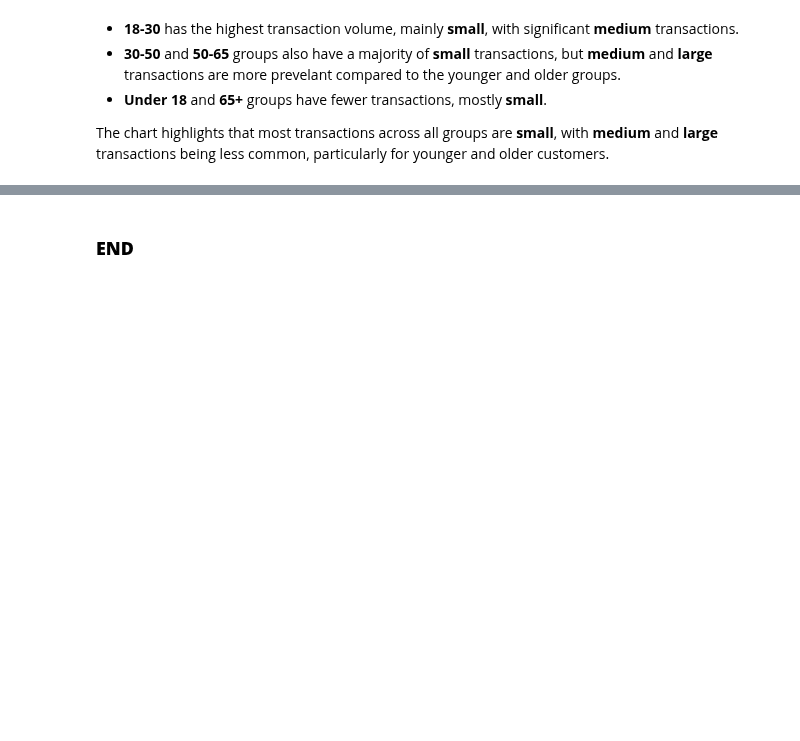
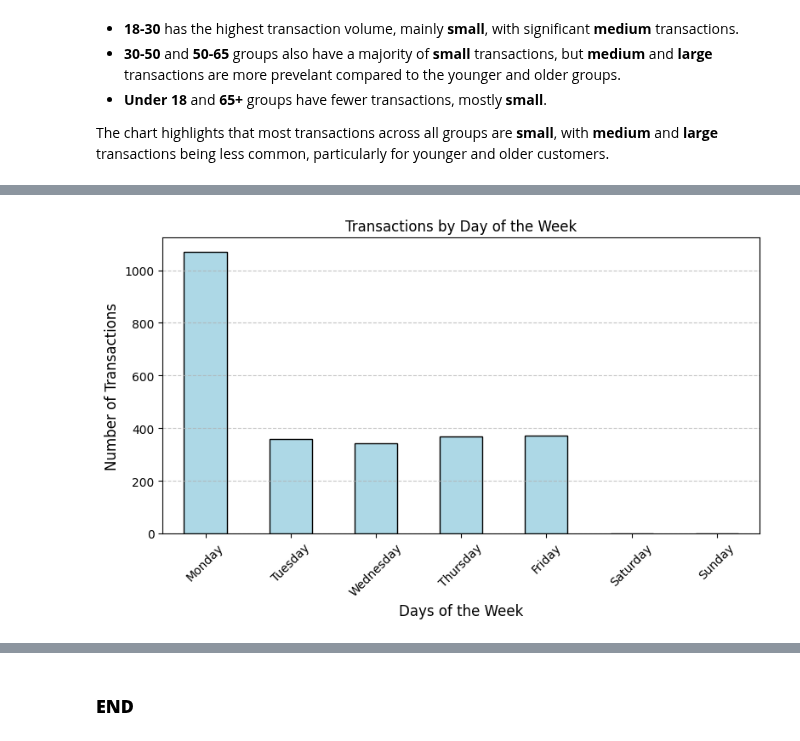
Before and after one commit to briannemcgrath/PFDA, a Jupyter notebook: project/project.ipynb, the cells around one changed output, grey strips where cells are left out. Cells and saved outputs as stored; diff of their text form; code cells hidden in the pictures; blank space fills up the shorter version.

```diff
--- a/project/project.ipynb
+++ b/project/project.ipynb
@@ -325,0 +361,19 @@ The chart highlights that most transactions across all groups are **small**, wit
+# %%
+#defining the order of days for consistent plotting
+days_order = ['Monday', 'Tuesday', 'Wednesday', 'Thursday', 'Friday', 'Saturday', 'Sunday']
+
+#grouping by day of the week and count transactions
+daily_transactions = df.groupby('DayOfWeek').size().reindex(days_order)
+
+#plotting
+plt.figure(figsize=(8,5))
+daily_transactions.plot(kind='bar', color='lightblue', edgecolor='black')
+plt.grid(axis='y', linestyle='--', alpha=0.7)
+plt.title('Transactions by Day of the Week')
+plt.xlabel('Days of the Week', fontsize=12)
+plt.ylabel('Number of Transactions', fontsize=12)
+plt.xticks(rotation=45, fontsize=10)
+plt.tight_layout()
+plt.show()
+# %% [output]
+[figure, added]
```
Also changed, not shown: parts of 9 cells of this notebook.
